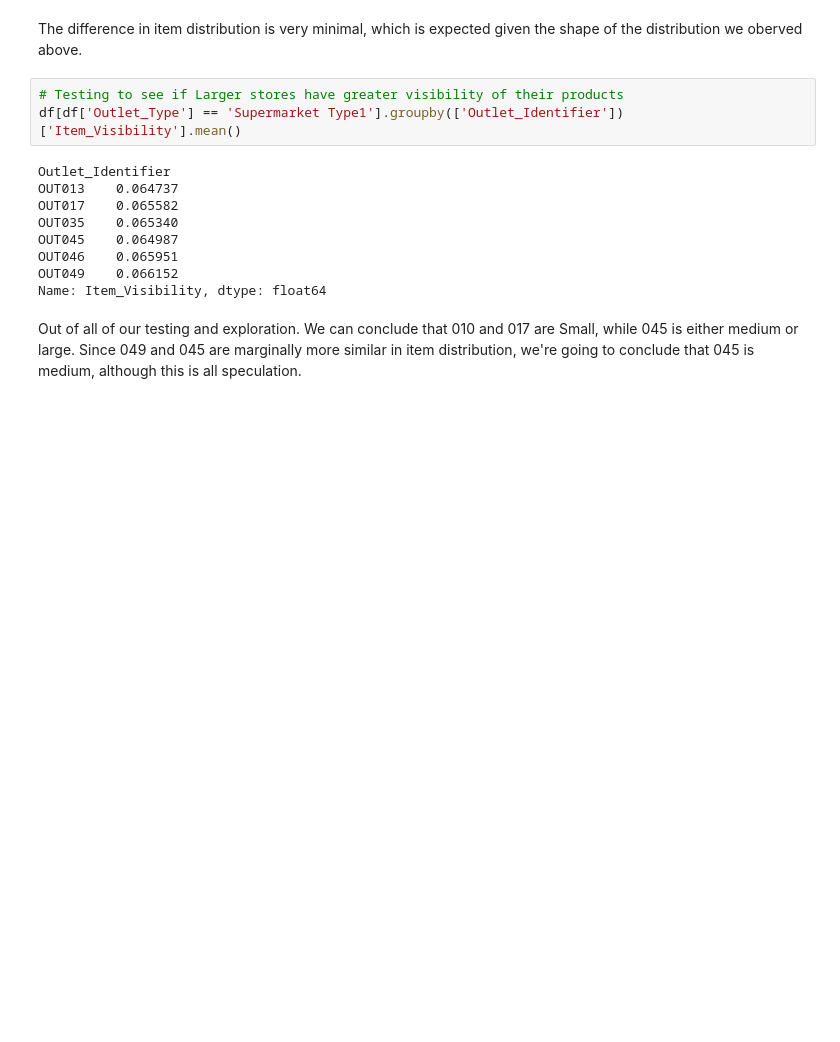
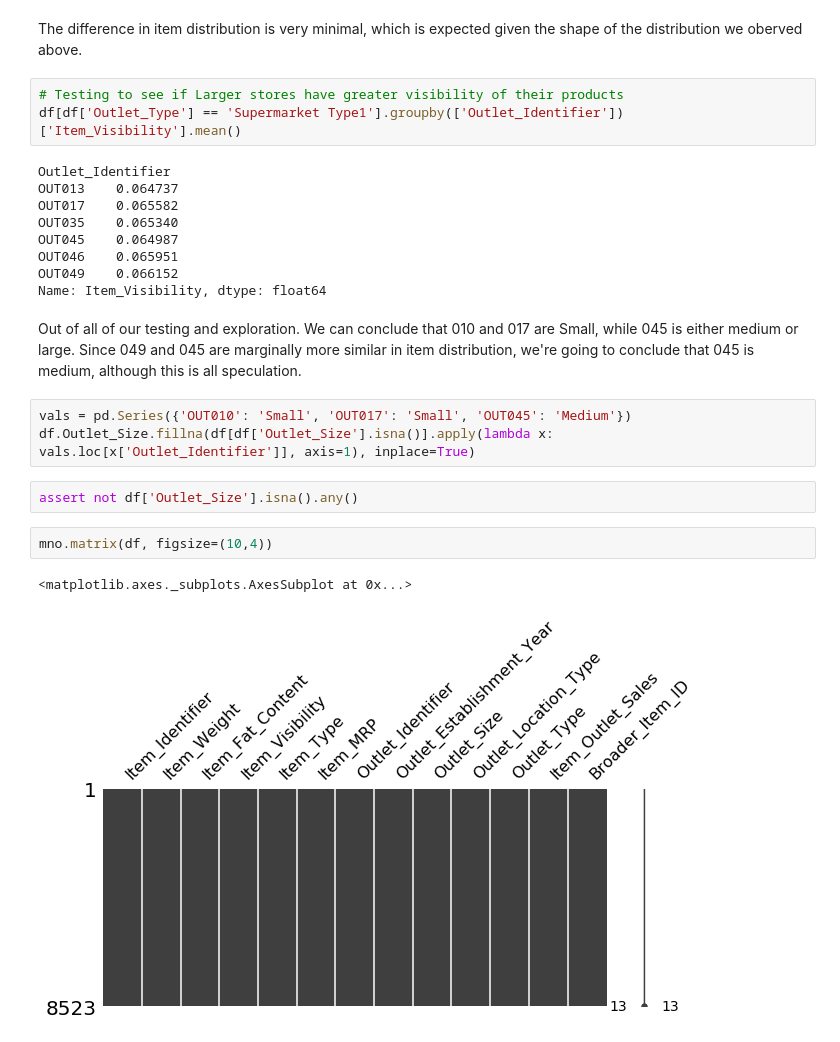
Before and after one commit to csaravia97/Big-Mart-Sales, a Jupyter notebook: BigMart Sales Prediction.ipynb, the cells around one changed output. Drawn from its saved outputs; the diff is of its cells as text; blank space fills up the shorter version.

```diff
--- a/BigMart Sales Prediction.ipynb
+++ b/BigMart Sales Prediction.ipynb
@@ -424,3 +441,13 @@ OUT049    0.066152
 Name: Item_Visibility, dtype: float64
 # %% [markdown]
 Out of all of our testing and exploration. We can conclude that 010 and 017 are Small, while 045 is either medium or large. Since 049 and 045 are marginally more similar in item distribution, we're going to conclude that 045 is medium, although this is all speculation.
+# %%
+vals = pd.Series({'OUT010': 'Small', 'OUT017': 'Small', 'OUT045': 'Medium'})
+df.Outlet_Size.fillna(df[df['Outlet_Size'].isna()].apply(lambda x: vals.loc[x['Outlet_Identifier']], axis=1), inplace=True)
+# %%
+assert not df['Outlet_Size'].isna().any()
+# %%
+mno.matrix(df, figsize=(10,4))
+# %% [output]
+<matplotlib.axes._subplots.AxesSubplot at 0x...>
+[figure, added]
```
Also changed, not shown: parts of 16 cells of this notebook.
